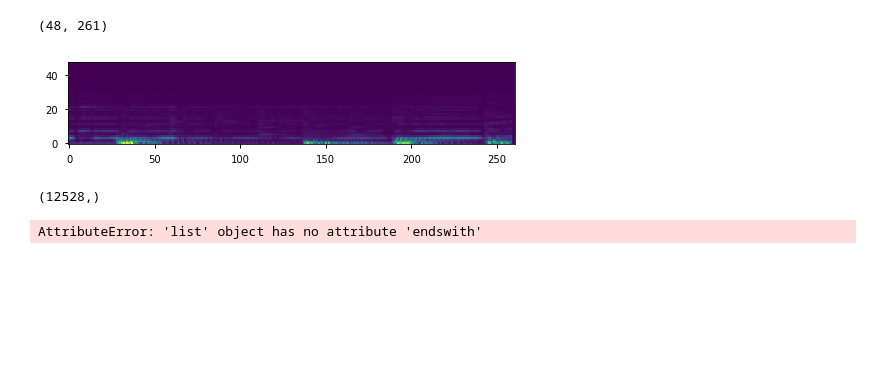
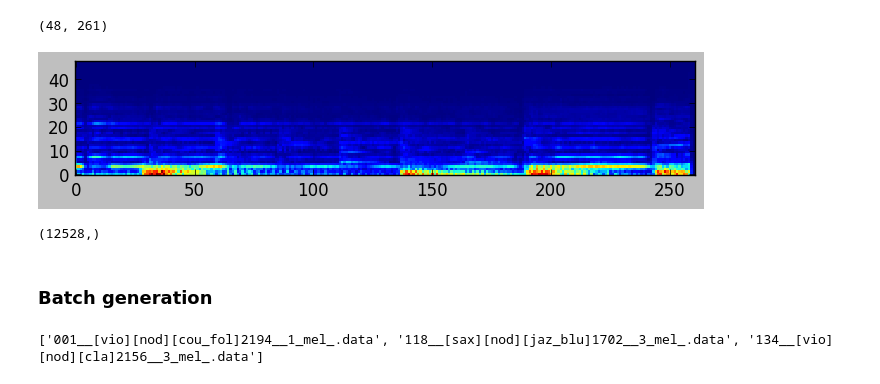
Before and after one commit to nkundiushuti/pydata2017bcn, a Jupyter notebook: DataPreprocessing.ipynb, the cells around one changed output. Cells and saved outputs as stored; diff of their text form; code cells hidden in the pictures; blank space fills up the shorter version.

Commit message:
added dataset

```diff
--- a/DataPreprocessing.ipynb
+++ b/DataPreprocessing.ipynb
@@ -54,7 +56,7 @@ mag.shape
 (261, 513)
 # %%
 #print plt.style.available
-plt.style.use('seaborn-notebook')
-plt.imshow(np.log10(1+mag).T,interpolation='none', origin='lower')
+plt.style.use('classic')
+plt.imshow(np.log10(1+100*mag).T,interpolation='none', origin='lower')
 plt.show()
 # %% [output]
@@ -71,8 +73,8 @@ melspec.shape
 # %% [output]
 (48, 261)
 # %%
-plt.imshow(np.log10(1+melspec),interpolation='none', origin='lower')
+plt.imshow(np.log10(1+100*melspec),interpolation='none', origin='lower')
 plt.show()
 # %% [output]
-[figure, old version]
+[figure, new version]
 # %%
@@ -89,11 +91,3 @@ print melspecin.shape
 melspecin = melspecin.reshape(melspec.shape)
 # %% [output]
 (12528,)
-# %%
-from transform import transformMEL
-
-for root, dirs, files in os.walk(os.path.join(path_to_irmas,'Training')):
-    if files.endswith('.wav'):
-        audio, sampleRate, bitrate = util.readAudioScipy(os.path.join(dirs,files))
-# %% [output]
-AttributeError: 'list' object has no attribute 'endswith'
@@ -99,0 +107,13 @@ AttributeError: 'list' object has no attribute 'endswith'
+# %% [markdown]
+### Batch generation
+# %%
+#build a list with all the .data files in the training dataset
+feature_dir_train = os.path.join(path_to_irmas,'features','Training')
+suffix_in='_mel_'
+suffix_out='_label_'
+file_list = [f for f in os.listdir(feature_dir_train)
+            if f.endswith(suffix_in+'.data') and
+            os.path.isfile(os.path.join(feature_dir_train,f.replace(suffix_in,suffix_out))) ]
+print file_list
+# %% [output]
+['001__[vio][nod][cou_fol]2194__1_mel_.data', '118__[sax][nod][jaz_blu]1702__3_mel_.data', '134__[vio][nod][cla]2156__3_mel_.data']
```
Also changed, not shown: parts of 13 cells of this notebook, 3 other files.
